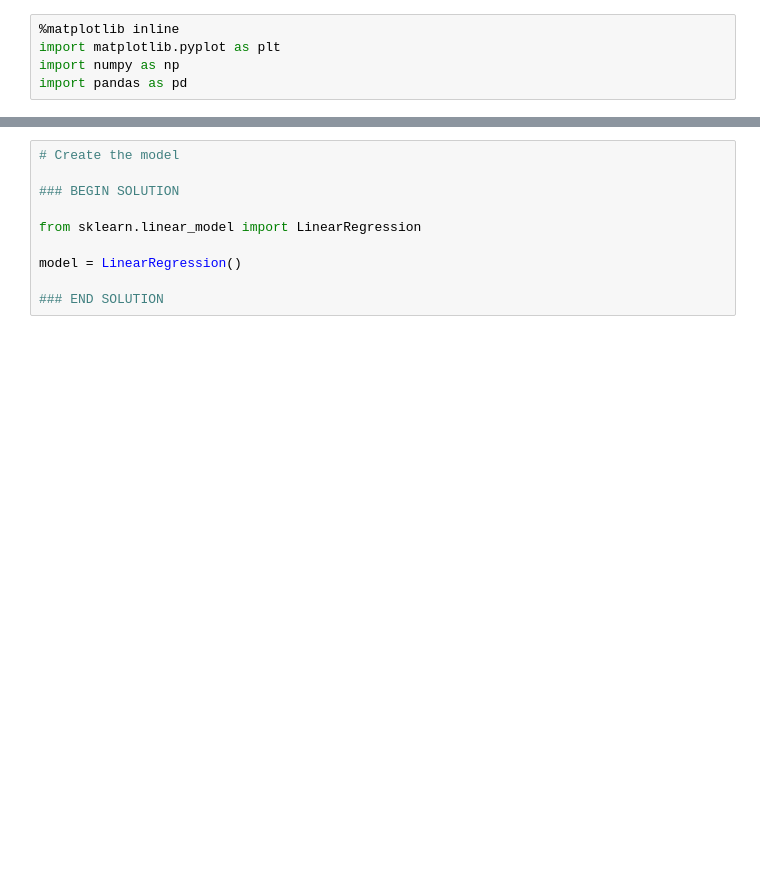
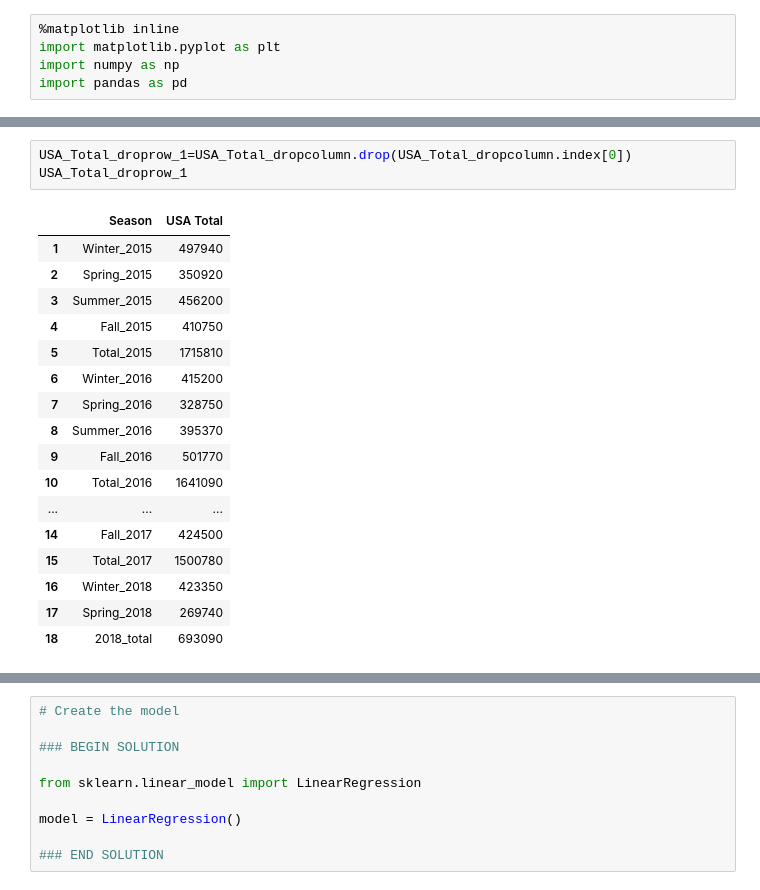
Before and after one commit to CamillaBahr/Final-Project, a Jupyter notebook: Subhra's work/SN_ML.ipynb, the cells around one changed output, grey strips where cells are left out. Cells and saved outputs as stored; diff of their text form; blank space fills up the shorter version.

```diff
--- a/Subhra's work/SN_ML.ipynb
+++ b/Subhra's work/SN_ML.ipynb
@@ -41,0 +48,21 @@ Index(['State', 'Winter_2015\nLost', 'Spring_2015\nLost', 'Summer_2015\nLost',
+# %%
+USA_Total_droprow_1=USA_Total_dropcolumn.drop(USA_Total_dropcolumn.index[0])
+USA_Total_droprow_1
+# %% [output]
+|  | Season | USA Total |
+| 1 | Winter_2015 | 497940 |
+| 2 | Spring_2015 | 350920 |
+| 3 | Summer_2015 | 456200 |
+| 4 | Fall_2015 | 410750 |
+| 5 | Total_2015 | 1715810 |
+| 6 | Winter_2016 | 415200 |
+| 7 | Spring_2016 | 328750 |
+| 8 | Summer_2016 | 395370 |
+| 9 | Fall_2016 | 501770 |
+| 10 | Total_2016 | 1641090 |
+| ... | ... | ... |
+| 14 | Fall_2017 | 424500 |
+| 15 | Total_2017 | 1500780 |
+| 16 | Winter_2018 | 423350 |
+| 17 | Spring_2018 | 269740 |
+| 18 | 2018_total | 693090 |
```
Also changed, not shown: parts of 16 cells of this notebook, 5 other files.
